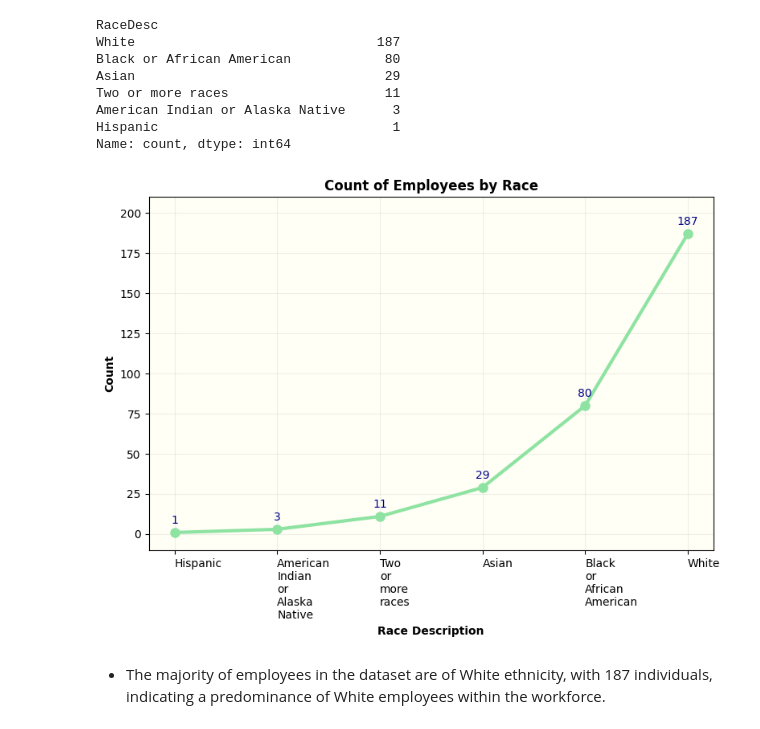
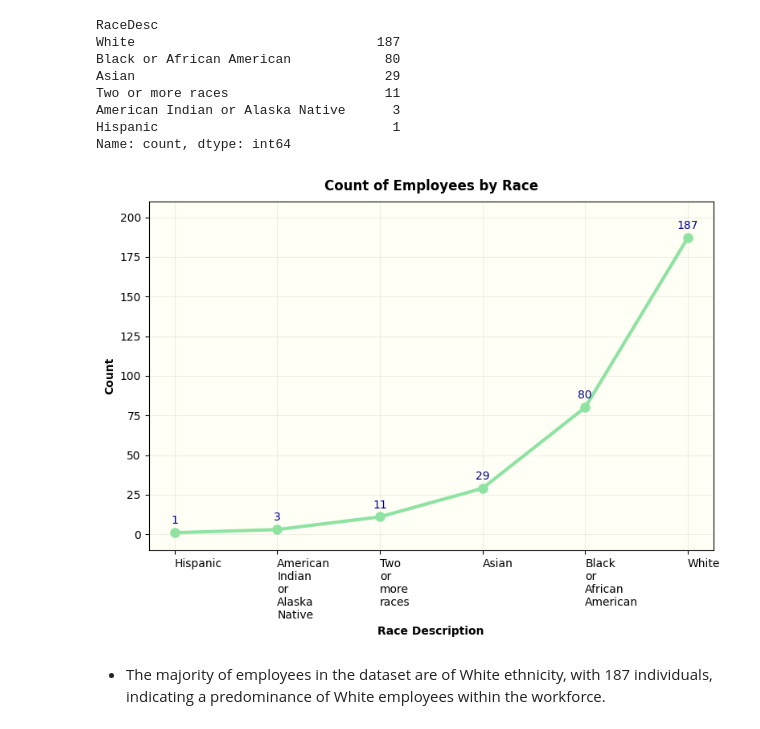
Before and after one commit to DanPkg/HR-Analytics-Insights-Project, a Jupyter notebook: human-resources-dataset-analysis-and-insights.ipynb, the cells around one changed output. Saved outputs shown, nothing was run; the diff lists cells and outputs as text; code cells hidden in the pictures.

```diff
--- a/human-resources-dataset-analysis-and-insights.ipynb
+++ b/human-resources-dataset-analysis-and-insights.ipynb
@@ -772,6 +772,9 @@ bar_edge_color = 'darkblue'
 pie_wedge_color = 'darkblue'
 annotation_color = 'darkblue'
 scatter_edge_color = 'darkblue'
+
+# Define common label parameter values in a dictionary.
+title_label_params = {'fontweight': 'bold', 'pad': 10}
 # %% [markdown]
 ### Distribution of Employment Status
 # %%
@@ -1001,37 +1004,37 @@ ax = race_counts.plot(kind='line',
                       linewidth=3.0)
 
 # Set the background color of the axis
 ax.set_facecolor(chart_bg_color)
 
 # Get the current tick positions and labels.
 ticks = ax.get_xticklabels()
 
 # Adjust the position of the tick labels slightly to the left
 for tick in ticks:
     tick.set_horizontalalignment('left')
     tick.set_x(-3.75)
 
 # Customize x-tick labels
 tick_labels = [label.replace(' ', '\n') for label in race_counts.index]  # Replace space with newline character
 # Set custom tick labels
 plt.xticks(range(len(race_counts)), tick_labels, rotation=0)
 
-# Add counters on markers
+# Add counters on markers.
 for i, count in enumerate(race_counts):
     plt.text(i, count+4, str(count), ha='center', va='bottom', fontsize=10, color=annotation_color)  # Annotate each marker with its count value
 
-# Add labels and title
-plt.title('Count of Employees by Race', fontweight='bold')
+# Add labels and title.
+plt.title('Count of Employees by Race', **title_label_params)
 plt.xlabel('Race Description', fontweight='bold')
 plt.ylabel('Count', fontweight='bold')
 plt.xticks(rotation=0)
 
 plt.grid(True, alpha=0.20)
 plt.ylim(-10,210)
 plt.tight_layout()
 plt.show()
 # %% [output]
-[figure, old version]
+[figure, new version]
 # %% [markdown]
 * The majority of employees in the dataset are of White ethnicity, with 187 individuals, indicating a predominance of White employees within the workforce.
 # %%
```
Also changed, not shown: parts of 16 cells of this notebook.
